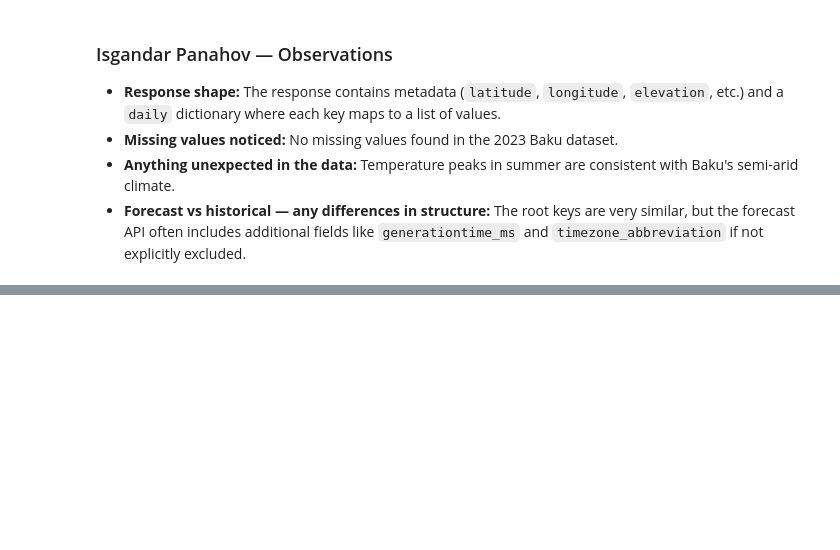
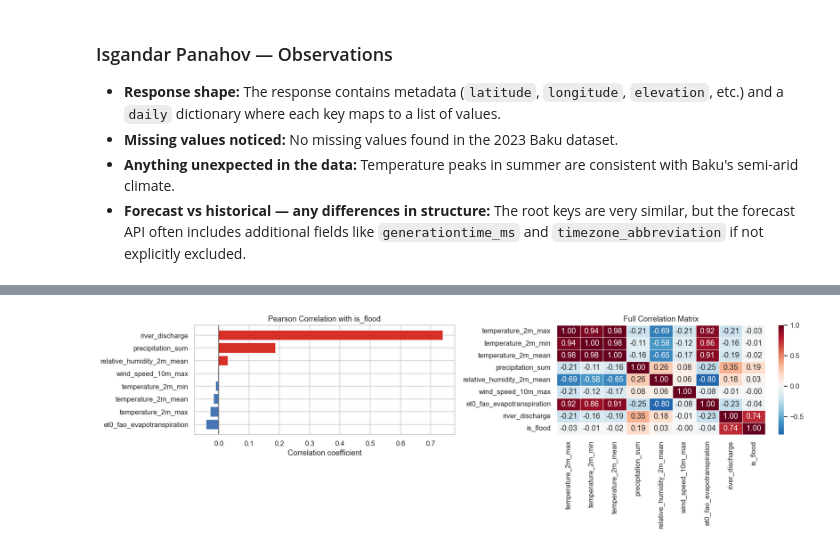
Before and after one commit to AliAgabalayev/Baku-Sentinel-Advanced-Flash-Flood-Forecasting-System, a Jupyter notebook: notebooks/day_01_exploration.ipynb, the cells around one changed output, grey strips where cells are left out. Saved outputs shown, nothing was run; the diff lists cells and outputs as text; code cells hidden in the pictures; blank space fills up the shorter version.

```diff
--- a/notebooks/day_01_exploration.ipynb
+++ b/notebooks/day_01_exploration.ipynb
@@ -381,0 +444,22 @@ We will track the following 6 variables to capture the climatic diversity across
+# %%
+# ── 1. Historical data: 2021-2024 (multi-year for seasonal patterns) ──────
+params_hist = {
+    'latitude'   : LATITUDE,
+    'longitude'  : LONGITUDE,
+    'start_date' : '2021-01-01',
+    'end_date'   : '2024-12-31',
+    'daily'      : ','.join(FEATURES),
+    'timezone'   : 'auto',
+}
+
+resp_hist = requests.get(HISTORICAL_URL, params=params_hist)
+resp_hist.raise_for_status()
+raw_hist = resp_hist.json()
+
+df = pd.DataFrame(raw_hist['daily'])
+df['time'] = pd.to_datetime(df['time'])
+df.set_index('time', inplace=True)
+
+print(f'Shape            : {df.shape}')
+print(f'Date range       : {df.index.min().date()} → {df.index.max().date()}')
+print(f'API elevation    : {raw_hist.get("elevation", "N/A")} m a.s.l.')
@@ -381,0 +628,25 @@ We will track the following 6 variables to capture the climatic diversity across
+# %%
+# ── 7. Feature correlation with is_flood target ───────────────────────────
+numeric_cols = [c for c in df.columns if c != 'is_flood']
+corr_with_flood = df[numeric_cols + ['is_flood']].corr()['is_flood'].drop('is_flood').sort_values()
+
+fig, axes = plt.subplots(1, 2, figsize=(16, 5))
+
+# Bar chart of correlations with flood label
+colors_bar = ['#d73027' if v > 0 else '#4575b4' for v in corr_with_flood]
+axes[0].barh(corr_with_flood.index, corr_with_flood.values, color=colors_bar)
+axes[0].axvline(0, color='black', linewidth=0.8)
+axes[0].set_title('Pearson Correlation with is_flood', fontsize=12)
+axes[0].set_xlabel('Correlation coefficient')
+
+# Full heatmap
+sns.heatmap(
+    df[numeric_cols + ['is_flood']].corr(),
+    annot=True, fmt='.2f', cmap='RdBu_r', center=0,
+    ax=axes[1], linewidths=0.4
+)
+axes[1].set_title('Full Correlation Matrix', fontsize=12)
+plt.tight_layout()
+plt.show()
+# %% [output]
+[figure, added]
```
Also changed, not shown: parts of 12 cells of this notebook.
